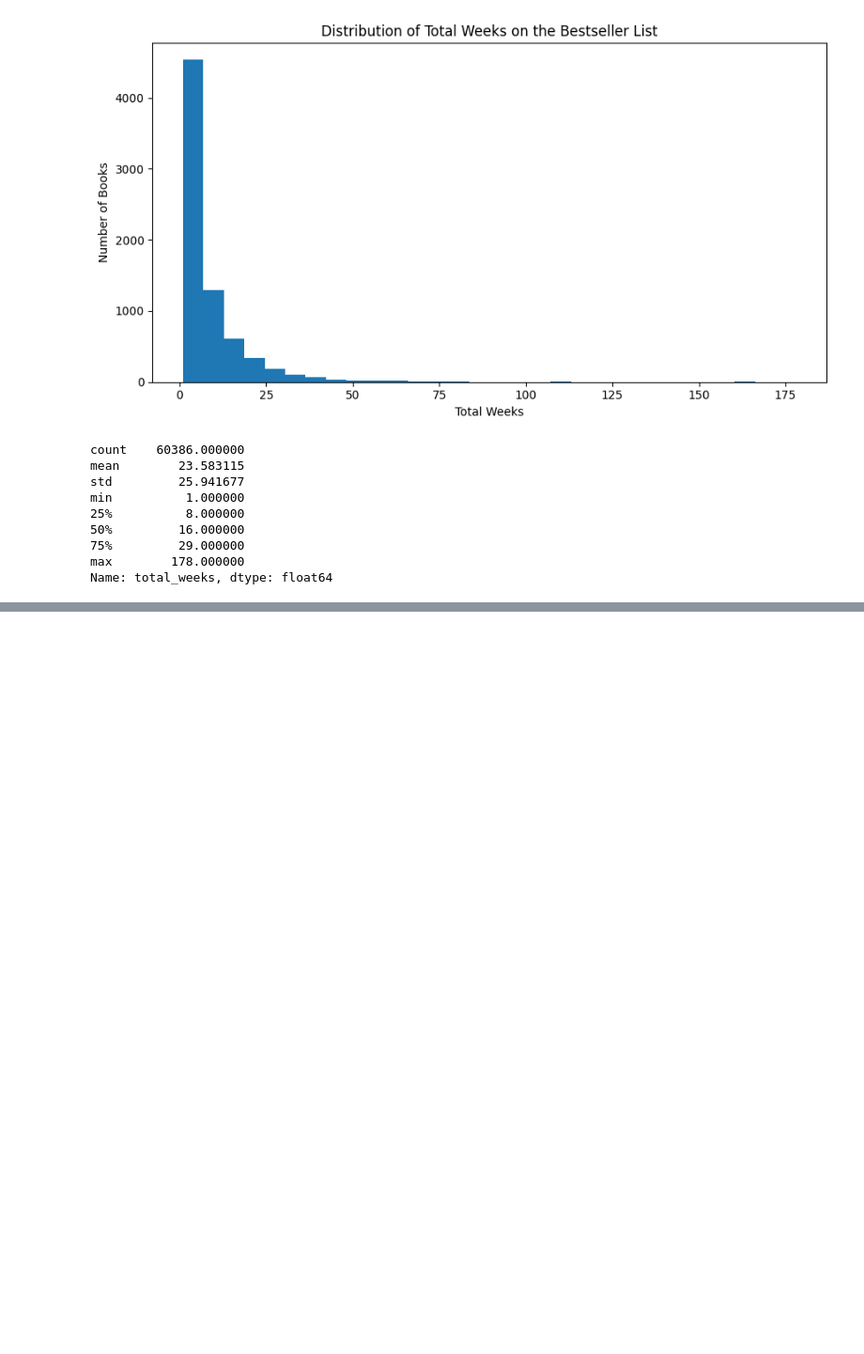
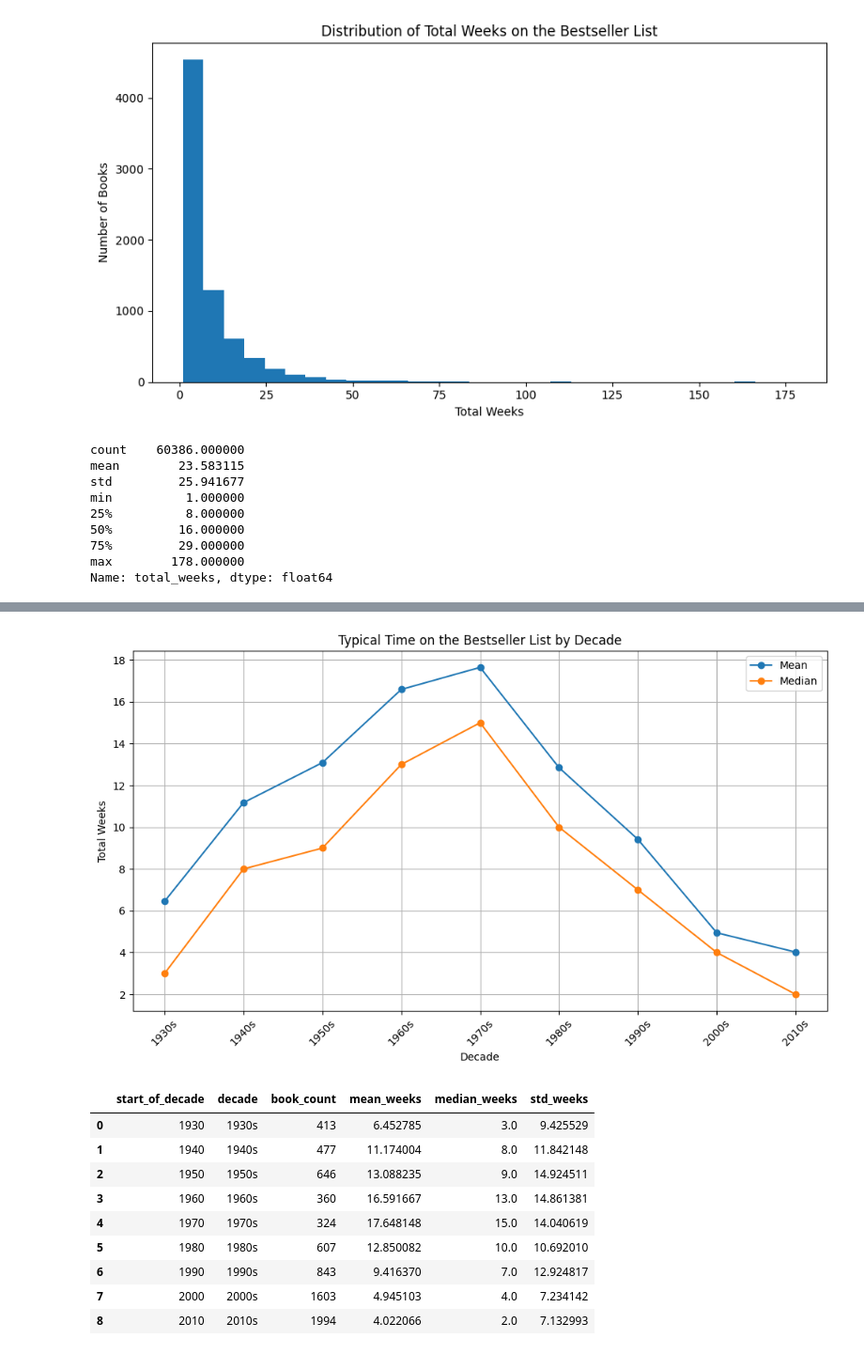
Before and after one commit to ada-xo-xo/dsrp, a Jupyter notebook: DSRP_2026_Adanna_Oji.ipynb, the cells around one changed output, grey strips where cells are left out. Shown at 94% size. Cells and saved outputs as stored; diff of their text form; code cells hidden in the pictures; blank space fills up the shorter version.

```diff
--- a/DSRP_2026_Adanna_Oji.ipynb
+++ b/DSRP_2026_Adanna_Oji.ipynb
@@ -344,0 +368,34 @@ Name: total_weeks, dtype: float64
+# %%
+decade_summary = (
+df2.groupby(["start_of_decade", "decade"])["total_weeks"]
+.agg(book_count="count", mean_weeks="mean",
+median_weeks="median", std_weeks="std")
+.reset_index()
+.sort_values("start_of_decade")
+)
+plt.figure(figsize=(10, 6))
+plt.plot(decade_summary["decade"], decade_summary["mean_weeks"],
+marker="o", label="Mean")
+plt.plot(decade_summary["decade"], decade_summary["median_weeks"],
+marker="o", label="Median")
+plt.title("Typical Time on the Bestseller List by Decade")
+plt.xlabel("Decade")
+plt.ylabel("Total Weeks")
+plt.xticks(rotation=45)
+plt.legend()
+plt.grid(True)
+plt.tight_layout()
+plt.show()
+display(decade_summary)
+# %% [output]
+[figure, added]
+|  | start_of_decade | decade | book_count | mean_weeks | median_weeks | std_weeks |
+| 0 | 1930 | 1930s | 413 | 6.452785 | 3.0 | 9.425529 |
+| 1 | 1940 | 1940s | 477 | 11.174004 | 8.0 | 11.842148 |
+| 2 | 1950 | 1950s | 646 | 13.088235 | 9.0 | 14.924511 |
+| 3 | 1960 | 1960s | 360 | 16.591667 | 13.0 | 14.861381 |
+| 4 | 1970 | 1970s | 324 | 17.648148 | 15.0 | 14.040619 |
+| 5 | 1980 | 1980s | 607 | 12.850082 | 10.0 | 10.692010 |
+| 6 | 1990 | 1990s | 843 | 9.416370 | 7.0 | 12.924817 |
+| 7 | 2000 | 2000s | 1603 | 4.945103 | 4.0 | 7.234142 |
+| 8 | 2010 | 2010s | 1994 | 4.022066 | 2.0 | 7.132993 |
```
Also changed, not shown: parts of 5 cells of this notebook.
